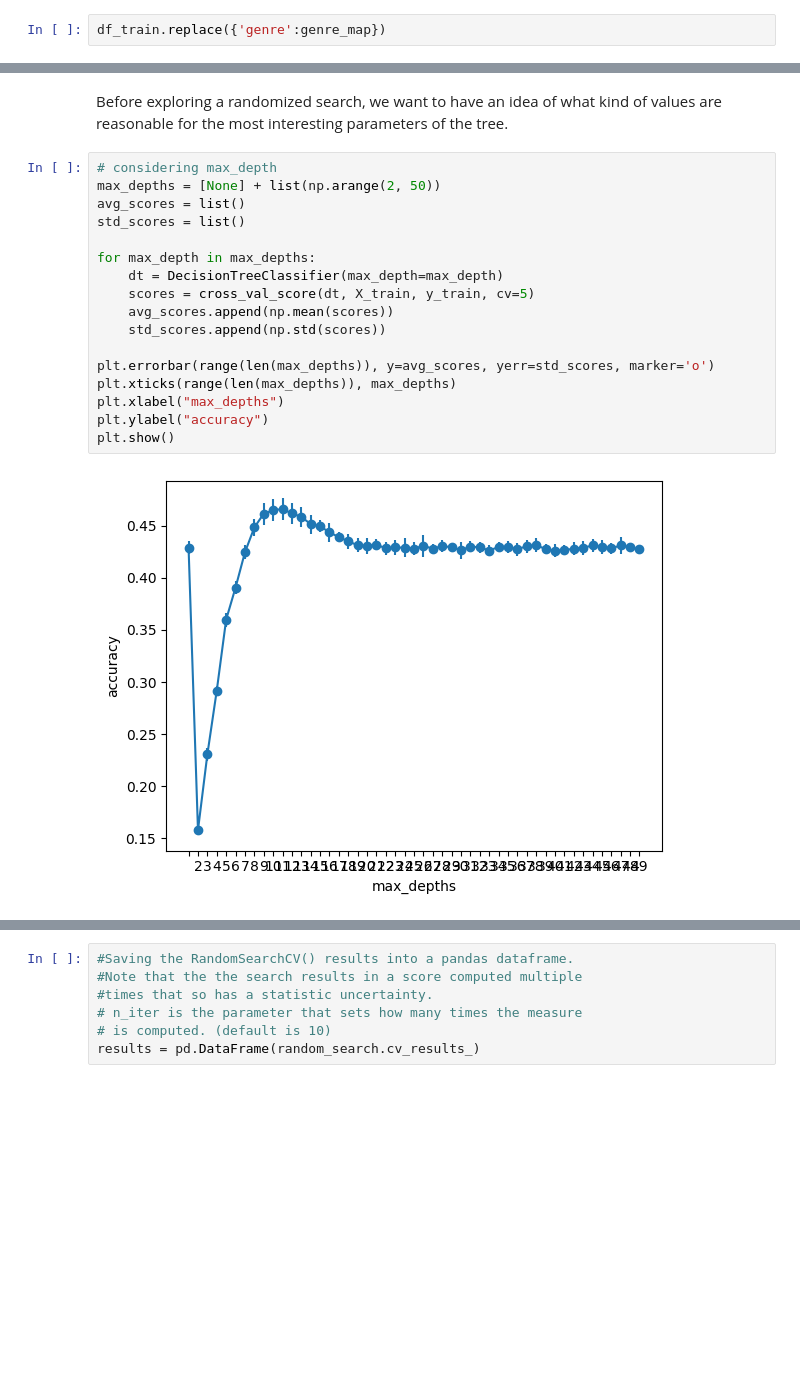
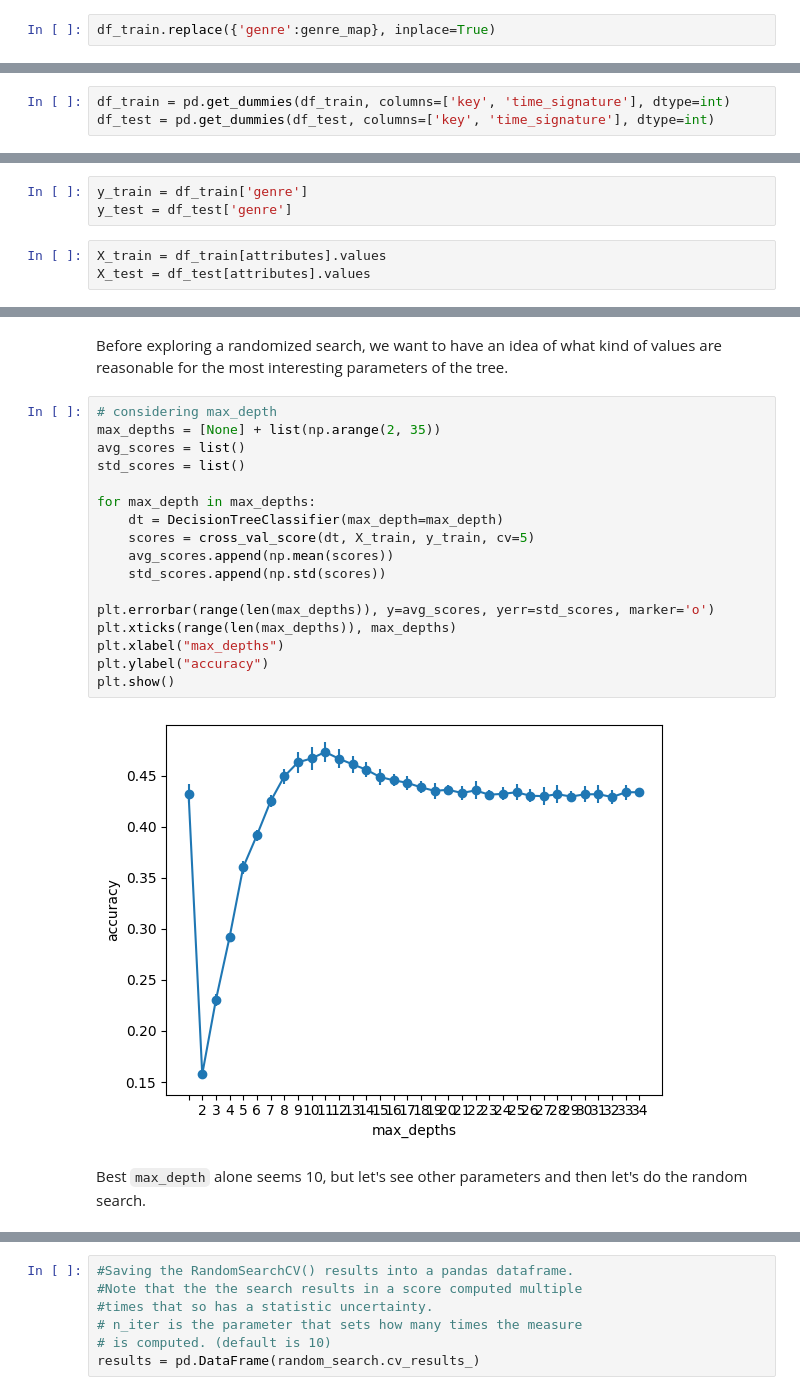
Before and after one commit to chiaratomaiuolo/Data_Mining_project, a Jupyter notebook: classification_notebook.ipynb, the cells around one changed output, grey strips where cells are left out. Cells and saved outputs as stored; diff of their text form; blank space fills up the shorter version.

```diff
--- a/classification_notebook.ipynb
+++ b/classification_notebook.ipynb
@@ -255,4 +253,4 @@ NB: here _partitioning_ is not necessary because both train and test sets are al
 # %% [markdown]
 ## First `genre` map - all genra in a different category
 # %%
-df_train.replace({'genre':genre_map})
+df_train.replace({'genre':genre_map}, inplace=True)
@@ -288,0 +273,3 @@ X_test = np.array(df_test.replace({'genre':genre_map})[attributes])
+# %%
+df_train = pd.get_dummies(df_train, columns=['key', 'time_signature'], dtype=int)
+df_test = pd.get_dummies(df_test, columns=['key', 'time_signature'], dtype=int)
@@ -289,3 +281,9 @@ X_test = np.array(df_test.replace({'genre':genre_map})[attributes])
+# %%
+y_train = df_train['genre']
+y_test = df_test['genre']
+# %%
+X_train = df_train[attributes].values
+X_test = df_test[attributes].values
 # %%
 X_train
 # %% [output]
@@ -476,23 +493,25 @@ print(scores)
 Before exploring a randomized search, we want to have an idea of what kind of values are reasonable for the most interesting parameters of the tree.
 # %%
 # considering max_depth
-max_depths = [None] + list(np.arange(2, 50))
+max_depths = [None] + list(np.arange(2, 35))
 avg_scores = list()
 std_scores = list()
 
 for max_depth in max_depths:
     dt = DecisionTreeClassifier(max_depth=max_depth)
     scores = cross_val_score(dt, X_train, y_train, cv=5)
     avg_scores.append(np.mean(scores))
     std_scores.append(np.std(scores))
 
 plt.errorbar(range(len(max_depths)), y=avg_scores, yerr=std_scores, marker='o')
 plt.xticks(range(len(max_depths)), max_depths)
 plt.xlabel("max_depths")
 plt.ylabel("accuracy")
 plt.show()
 # %% [output]
-[figure, old version]
+[figure, new version]
+# %% [markdown]
+Best `max_depth` alone seems 10, but let's see other parameters and then let's do the random search.
 # %%
 # considering min_samples_split
 min_samples_splits = list([2, 5, 10, 20, 30, 50, 100])
```
Also changed, not shown: parts of 129 cells of this notebook.
